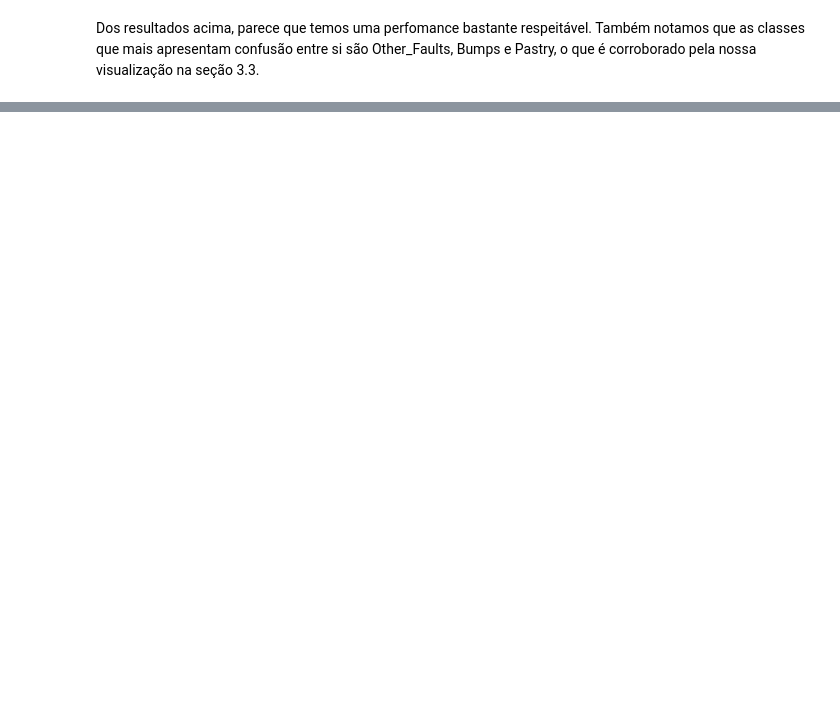
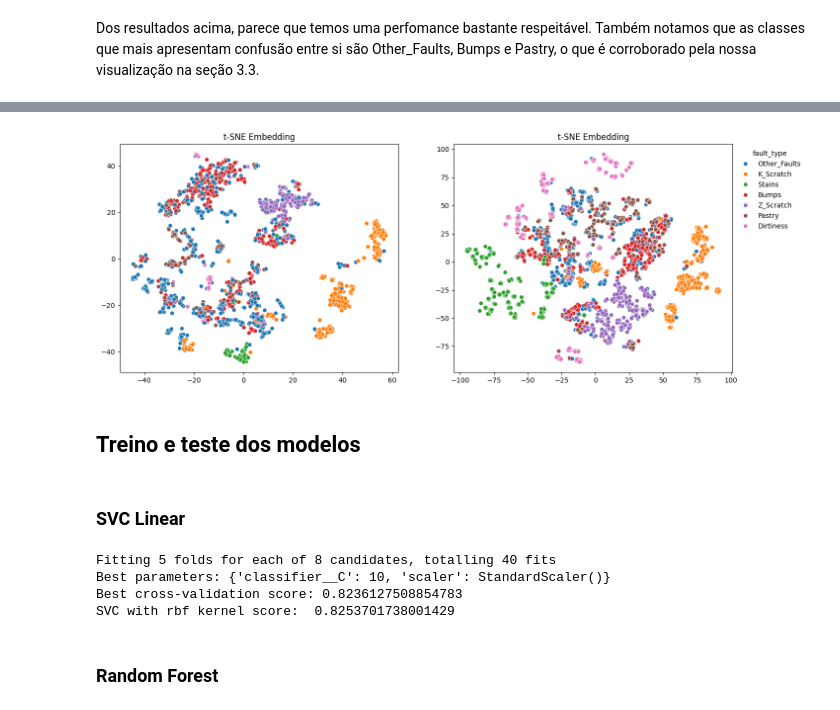
Before and after one commit to andrey-lolobrigida/Steel-Plates-Faults, a Jupyter notebook: main_notebook.ipynb, the cells around one changed output, grey strips where cells are left out. Cells and saved outputs as stored; diff of their text form; code cells hidden in the pictures; blank space fills up the shorter version.

Commit message:
adição da seção extra
seção de over-sampling

```diff
--- a/main_notebook.ipynb
+++ b/main_notebook.ipynb
@@ -1045,0 +1059,5 @@ Dos resultados acima, parece que temos uma perfomance bastante respeitável. Tam
+# %%
+from imblearn.over_sampling import RandomOverSampler
+
+ros = RandomOverSampler(random_state=seed)
+X_resampled, y_resampled = ros.fit_resample(X_train, y_train)
@@ -1045,0 +1078,67 @@ Dos resultados acima, parece que temos uma perfomance bastante respeitável. Tam
+# %%
+tsne_pipeline = Pipeline([
+    ('scaler', StandardScaler()),
+    ('dim_reduction', TSNE(random_state=seed, perplexity=30))
+    ])
+
+X_embedded_tsne = tsne_pipeline.fit_transform(X_train)
+X_resampled_embedded_tsne = tsne_pipeline.fit_transform(X_resampled)
+# %%
+fig, (ax0, ax1) = plt.subplots(
+        nrows=1,
+        ncols=2,
+        figsize=(16, 6)
+    )
+
+sns.scatterplot(x = X_embedded_tsne[:, 0],
+                y = X_embedded_tsne[:, 1],
+                hue = y_train,
+                palette = 'tab10',
+                ax=ax0,
+                legend=False
+                ).set(title='t-SNE Embedding')
+
+sns.scatterplot(x = X_resampled_embedded_tsne[:, 0],
+                y = X_resampled_embedded_tsne[:, 1],
+                hue = y_resampled,
+                palette = 'tab10',
+                ax=ax1,
+                ).set(title='t-SNE Embedding')
+
+sns.move_legend(ax1, 'upper left', ncol=1, bbox_to_anchor=(1, 1), frameon=False)
+# %% [output]
+[figure, added]
+# %% [markdown]
+## Treino e teste dos modelos
+# %% [markdown]
+### SVC Linear
+# %%
+svc_pipeline = Pipeline([
+    ('scaler', ()),
+    ('classifier', SVC(kernel='linear', class_weight='balanced', random_state=seed))
+])
+
+param_grid = {
+    'scaler': [StandardScaler(), MinMaxScaler()],
+    'classifier__C': [0.1, 1, 10, 100]
+}
+
+grid_search = GridSearchCV(estimator=svc_pipeline,
+                           param_grid=param_grid,
+                           cv=stratified_cv,
+                           scoring='balanced_accuracy',
+                           verbose=1)
+
+grid_search.fit(X_resampled, y_resampled)
+svc_model = grid_search.best_estimator_
+
+print("Best parameters:", grid_search.best_params_)
+print("Best cross-validation score:", grid_search.best_score_)
+print("SVC with rbf kernel score: ", model_and_score_feature_engineering[1][1])
+# %% [output]
+Fitting 5 folds for each of 8 candidates, totalling 40 fits
+Best parameters: {'classifier__C': 10, 'scaler': StandardScaler()}
+Best cross-validation score: 0.8236127508854783
+SVC with rbf kernel score:  0.8253701738001429
+# %% [markdown]
+### Random Forest
```
Also changed, not shown: parts of 22 cells of this notebook.
